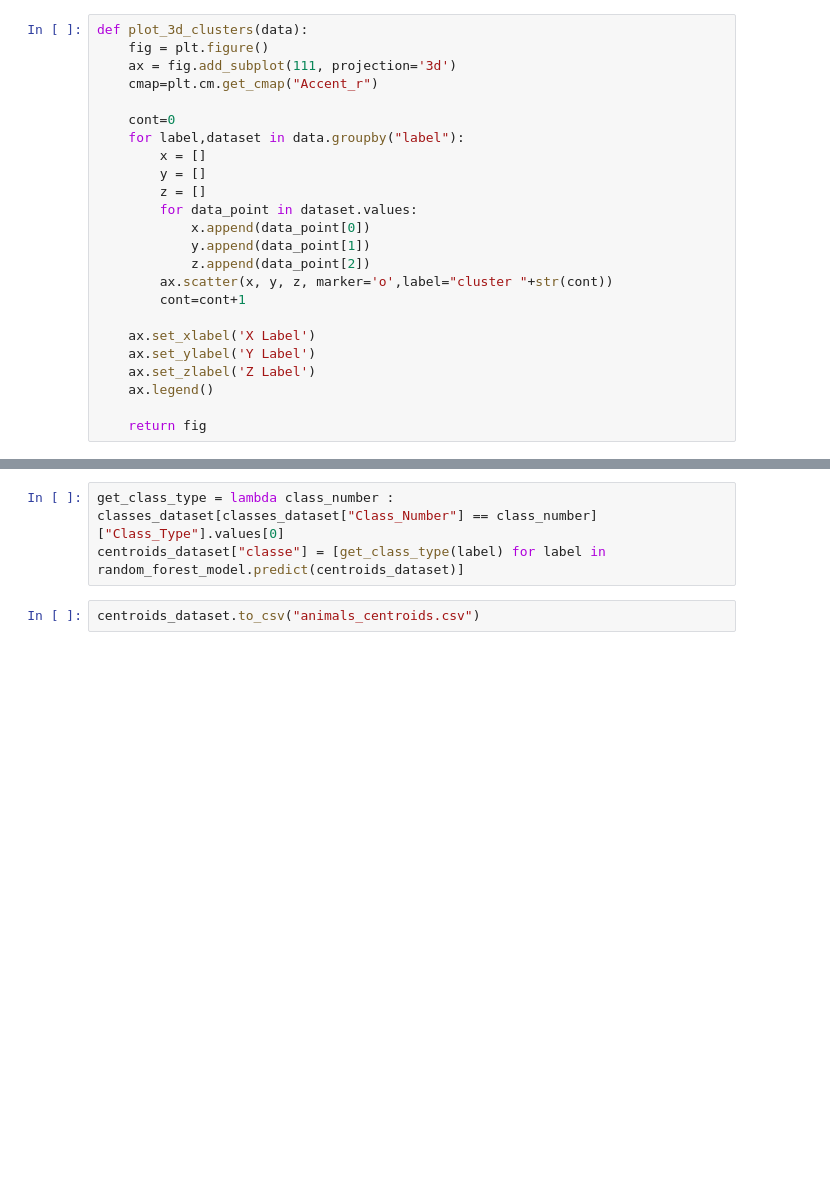
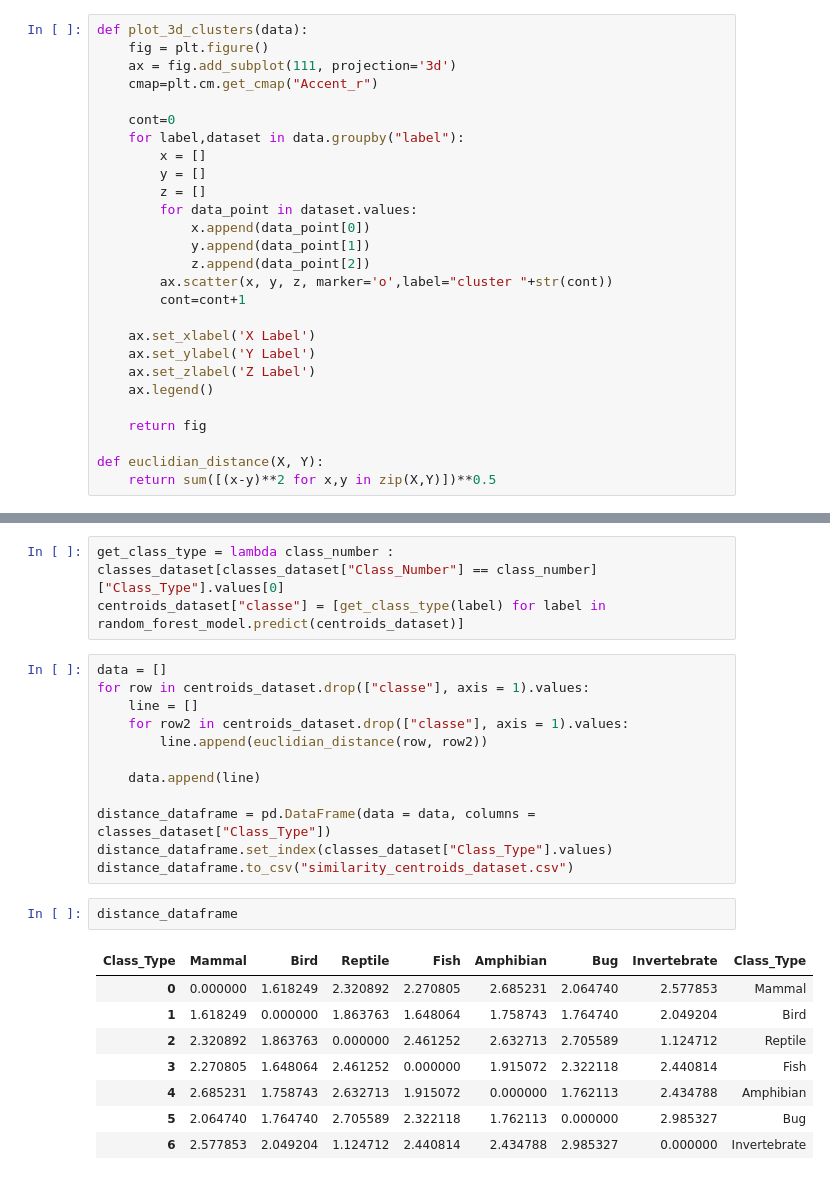
Before and after one commit to jadsonlucio/Medium-source-code, a Jupyter notebook: Introdução ao Aprendizado Não-supervisionado/zoo clustering.ipynb, the cells around one changed output, grey strips where cells are left out. Drawn from its saved outputs; the diff is of its cells as text; blank space fills up the shorter version.

Commit message:
add centroids similarity dataset and modify notebook

```diff
--- a/Introdução ao Aprendizado Não-supervisionado/zoo clustering.ipynb
+++ b/Introdução ao Aprendizado Não-supervisionado/zoo clustering.ipynb
@@ -36,6 +36,9 @@ def plot_3d_clusters(data):
     ax.legend()
 
     return fig
+
+def euclidian_distance(X, Y):
+    return sum([(x-y)**2 for x,y in zip(X,Y)])**0.5
 # %% [markdown]
 # Load dataset and set global variables
 # %%
@@ -168,5 +175,26 @@ array([4, 3, 1, 2, 6, 7, 1], dtype=int64)
 # %%
 get_class_type = lambda class_number : classes_dataset[classes_dataset["Class_Number"] == class_number]["Class_Type"].values[0]
 centroids_dataset["classe"] = [get_class_type(label) for label in random_forest_model.predict(centroids_dataset)]
-# %%
-centroids_dataset.to_csv("animals_centroids.csv")
+# %%
+data = []
+for row in centroids_dataset.drop(["classe"], axis = 1).values:
+    line = []
+    for row2 in centroids_dataset.drop(["classe"], axis = 1).values:
+        line.append(euclidian_distance(row, row2))
+
+    data.append(line)
+
+distance_dataframe = pd.DataFrame(data = data, columns = classes_dataset["Class_Type"])
+distance_dataframe.set_index(classes_dataset["Class_Type"].values)
+distance_dataframe.to_csv("similarity_centroids_dataset.csv")
+# %%
+distance_dataframe
+# %% [output]
+| Class_Type | Mammal | Bird | Reptile | Fish | Amphibian | Bug | Invertebrate | Class_Type |
+| 0 | 0.000000 | 1.618249 | 2.320892 | 2.270805 | 2.685231 | 2.064740 | 2.577853 | Mammal |
+| 1 | 1.618249 | 0.000000 | 1.863763 | 1.648064 | 1.758743 | 1.764740 | 2.049204 | Bird |
+| 2 | 2.320892 | 1.863763 | 0.000000 | 2.461252 | 2.632713 | 2.705589 | 1.124712 | Reptile |
+| 3 | 2.270805 | 1.648064 | 2.461252 | 0.000000 | 1.915072 | 2.322118 | 2.440814 | Fish |
+| 4 | 2.685231 | 1.758743 | 2.632713 | 1.915072 | 0.000000 | 1.762113 | 2.434788 | Amphibian |
+| 5 | 2.064740 | 1.764740 | 2.705589 | 2.322118 | 1.762113 | 0.000000 | 2.985327 | Bug |
+| 6 | 2.577853 | 2.049204 | 1.124712 | 2.440814 | 2.434788 | 2.985327 | 0.000000 | Invertebrate |
```
Also changed, not shown: parts of 3 cells of this notebook, 1 other file.
